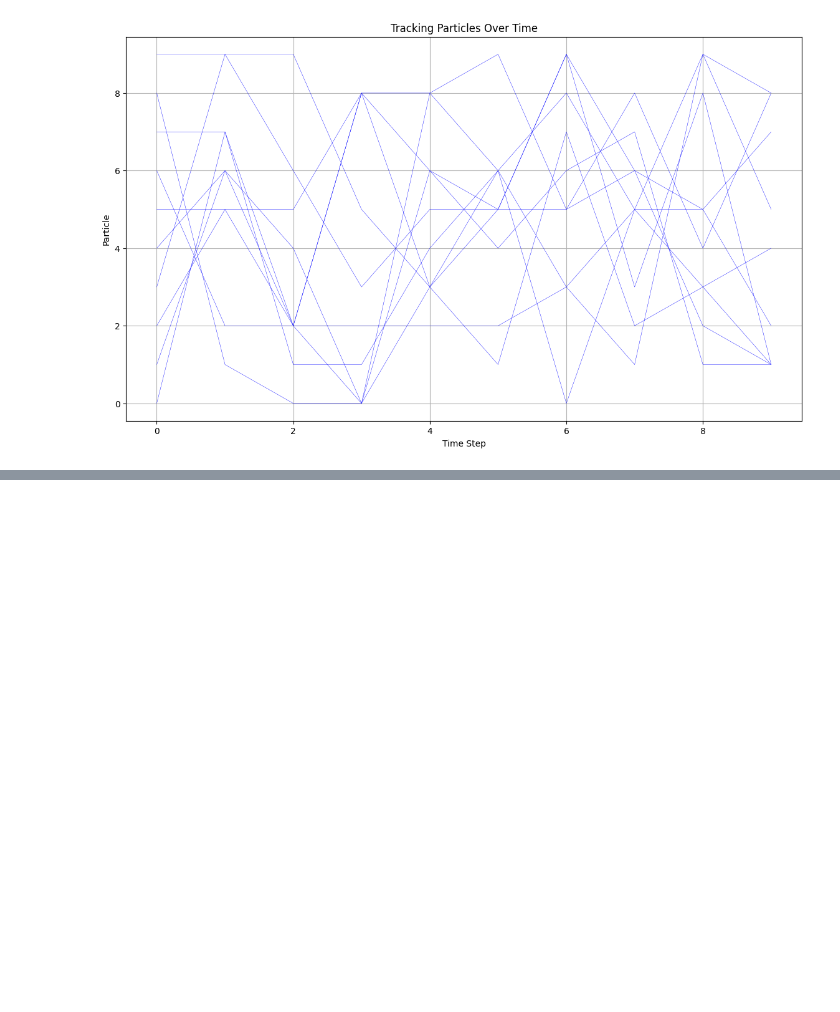
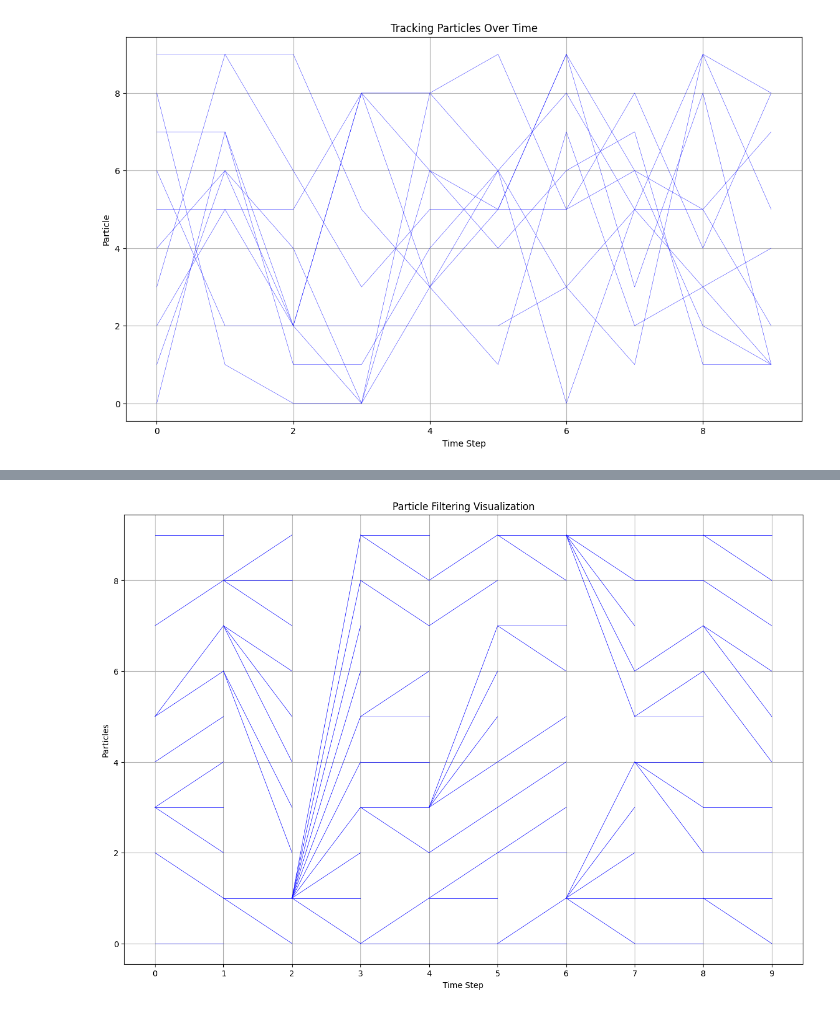
Before and after one commit to atiumcache/PF_forecast, a Jupyter notebook: juptyer notebooks/sankey_testing.ipynb, the cells around one changed output, grey strips where cells are left out. Cells and saved outputs as stored; diff of their text form; code cells hidden in the pictures; blank space fills up the shorter version.

```diff
--- a/juptyer notebooks/sankey_testing.ipynb
+++ b/juptyer notebooks/sankey_testing.ipynb
@@ -185,0 +220,83 @@ plt.show()
+# %%
+import matplotlib.pyplot as plt
+import numpy as np
+import pandas as pd
+
+plt.figure(figsize=(15, 10))
+
+num_of_particles = 10
+
+
+def unique_ranks(arr):
+    # Sort the array and get indices
+    sort_order = np.argsort(arr)
+    sorted_arr = arr[sort_order]
+
+    # Initialize the rank array with zeros
+    ranks = np.zeros_like(arr)
+
+    # The first element in the sorted array gets the first rank
+    current_rank = 0
+    ranks[sort_order[0]] = current_rank
+
+    # Iterate over the sorted array to assign ranks
+    for i in range(1, len(arr)):
+        # Increase the rank only if the current value is different from the previous
+        if sorted_arr[i] != sorted_arr[i - 1]:
+            current_rank += 1
+        # Assign the next rank, making sure it's unique by adding the difference from 'i'
+        ranks[sort_order[i]] = current_rank + (i - current_rank)
+
+    return ranks
+
+
+# Simulate the resampling indices
+np.random.seed(0)
+resampling_indices = np.array([
+    np.arange(num_of_particles),
+    np.random.choice(np.arange(num_of_particles), num_of_particles, replace=True),
+    np.random.choice(np.arange(num_of_particles), num_of_particles, replace=True),
+        # simulate all particles being sampled from 1 prev. particle
+    np.ones(num_of_particles),
+    np.random.choice(np.arange(num_of_particles), num_of_particles, replace=True),
+    np.random.choice(np.arange(num_of_particles), num_of_particles, replace=True),
+    np.random.choice(np.arange(num_of_particles), num_of_particles, replace=True),
+        # simulate all particles being sampled from 2 prev. particles
+    np.concatenate([np.ones(int(num_of_particles / 2)), num_of_particles - np.ones(int(num_of_particles / 2))]),
+    np.random.choice(np.arange(num_of_particles), num_of_particles, replace=True),
+    np.random.choice(np.arange(num_of_particles), num_of_particles, replace=True)
+])
+
+
+# Print the first few elements of first few arrays for verification/debugging
+for i, arr in enumerate(resampling_indices):
+    print(f"Array {i+1}: {arr[:5]} ... {arr[num_of_particles-5:]}")
+
+
+# sort each step's resampling indices based on the previous step
+# to keep track of each particle's position
+positions = np.zeros_like(resampling_indices, dtype=int)
+positions[0] = np.arange(num_of_particles)  # Initial positions are just the particle indices
+
+
+for step in range(1, len(resampling_indices)):
+    print(resampling_indices[step-1])
+    positions[step] = unique_ranks(resampling_indices[step])
+    print(positions[step])
+    print()
+
+
+for step in range(1, len(positions)):
+
+    for p in range(num_of_particles):
+        plt.plot([step-1, step], [resampling_indices[step][p], positions[step, p]], linestyle='solid', color='blue', markersize=0.1, linewidth=0.5)
+
+# TODO: Trace the ending particles back through the chart in red?
+
+plt.xlabel('Time Step')
+plt.ylabel('Particles')
+plt.title('Particle Filtering Visualization')
+plt.grid(True)
+plt.xticks(np.arange(len(resampling_indices)))
+plt.show()
+# %% [output]
@@ -185,0 +320 @@ plt.show()
+[figure, added]
```
Also changed, not shown: parts of 11 cells of this notebook.
